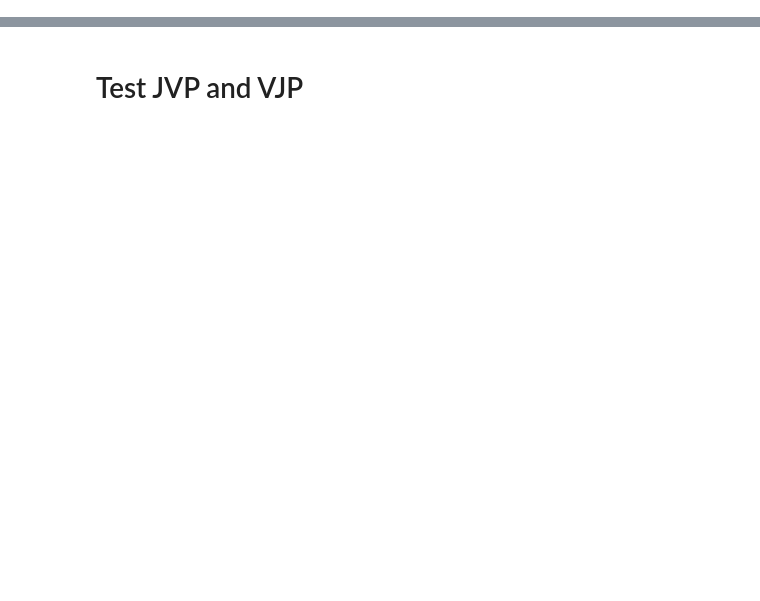
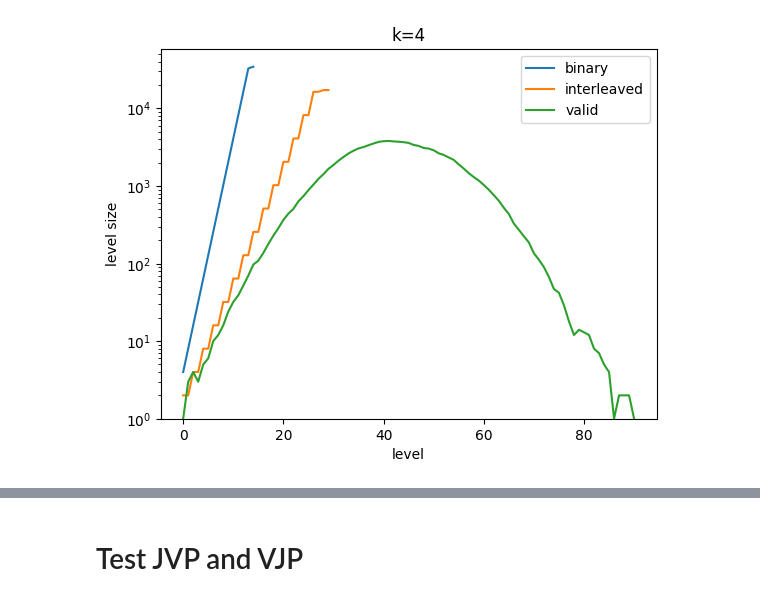
Before and after one commit to stanford-ism/graphgp, a Jupyter notebook: new.ipynb, the cells around one changed output, grey strips where cells are left out. Drawn from its saved outputs; the diff is of its cells as text; code cells hidden in the pictures; blank space fills up the shorter version.

```diff
--- a/new.ipynb
+++ b/new.ipynb
@@ -31,0 +63,31 @@ def default_setup(rng_key):
+# %%
+tree = jk.build_tree(points)
+points = points[tree.indices]
+neighbors = hgc.query_previous_neighbors(points, tree.split_dims, k=k)
+# %%
+# Compute binary offsets
+n_levels = len(points).bit_length() - 1
+binary_offsets = (1 << jnp.arange(start_level, n_levels + 1, dtype=jnp.uint32)) - 1
+binary_offsets = tuple(int(o) for o in binary_offsets)
+binary_offsets += (n_points,)
+# %%
+# Compute interleaved offsets
+interleaved_offsets = []
+for i in range(len(binary_offsets) - 1):
+    interleaved_offsets.append(binary_offsets[i])
+    interleaved_offsets.append((binary_offsets[i + 1] - binary_offsets[i]) // 2 + binary_offsets[i])
+
+interleaved_offsets = tuple(interleaved_offsets) + (n_points,)
+# %%
+# Compute valid offsets
+graph = hg.graph.make_graph(points, n_initial=(1 << start_level) - 1, k=k)
+valid_offsets = graph[1]
+# %%
+plt.plot(jnp.arange(len(binary_offsets)-1), np.diff(binary_offsets), label='binary')
+plt.plot(jnp.arange(len(interleaved_offsets)-1), np.diff(interleaved_offsets), label='interleaved')
+plt.plot(jnp.arange(len(valid_offsets)-1), np.diff(valid_offsets), label='valid')
+plt.gca().set(xlabel='level', ylabel='level size', yscale='log', ylim=1, title=f'k={k}')
+plt.legend()
+plt.show()
+# %% [output]
+[figure, added]
```
Also changed, not shown: parts of 60 cells of this notebook, 4 other files.
